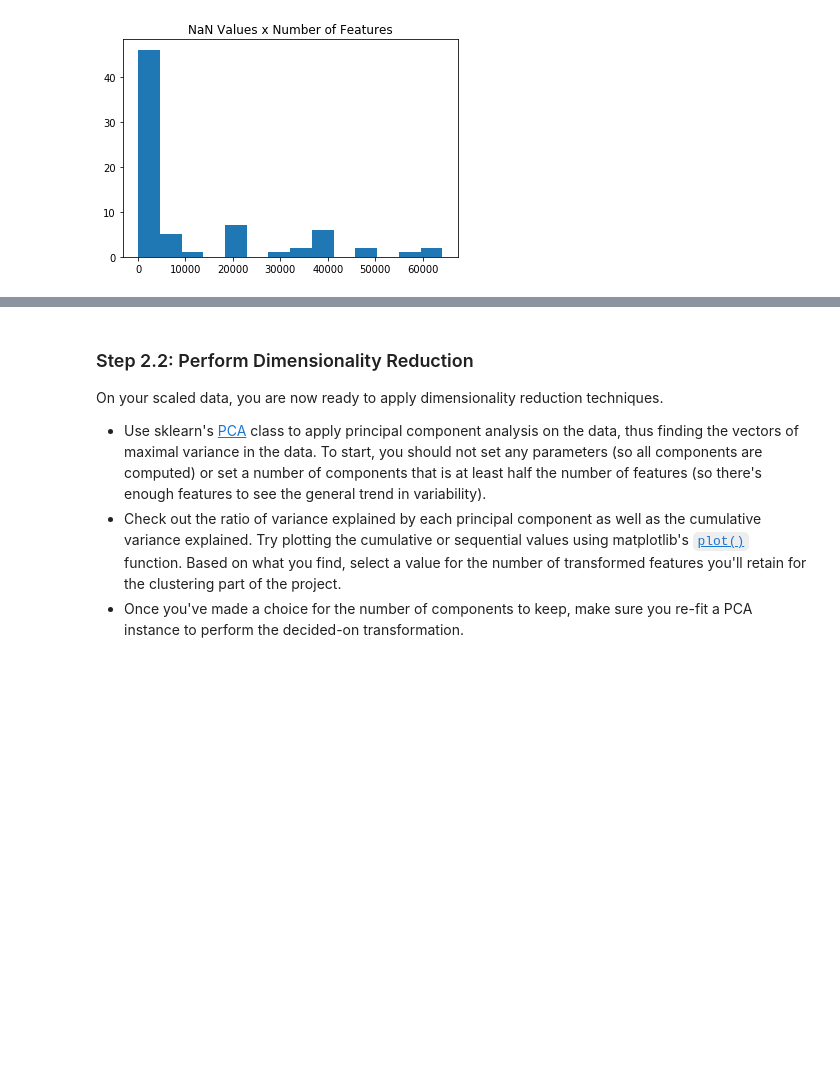
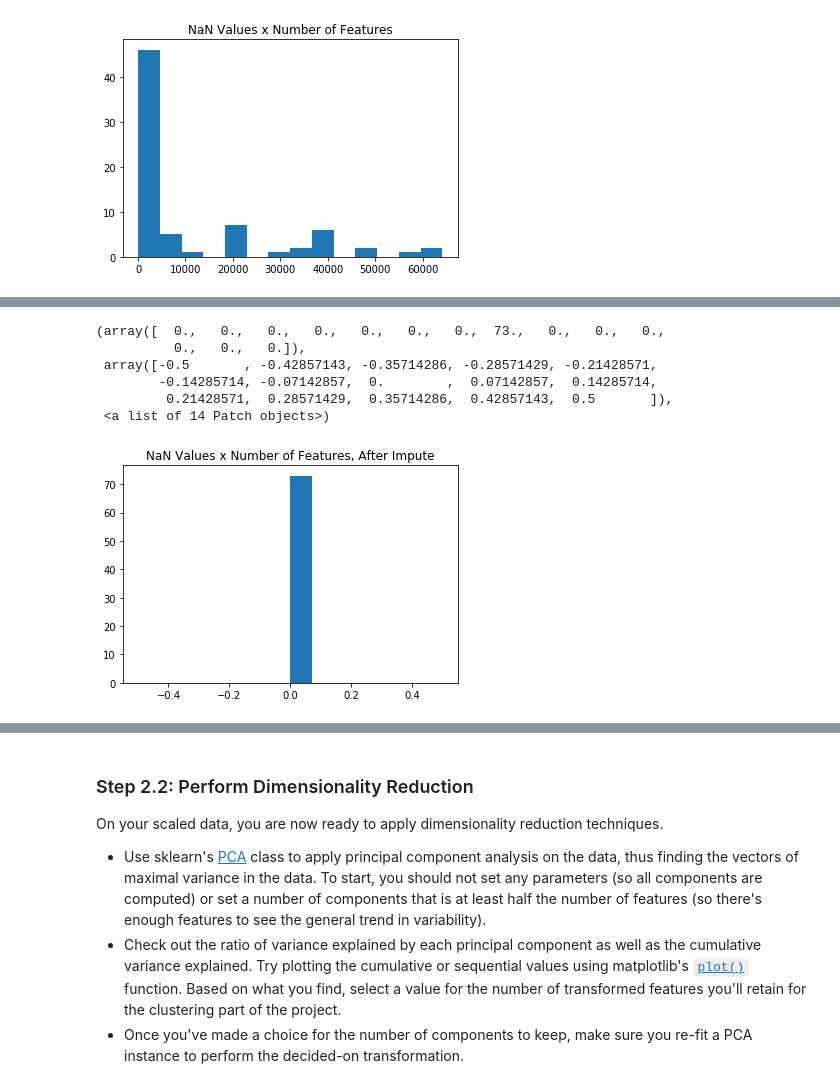
Before and after one commit to noreenwu/customer-segments, a Jupyter notebook: Identify_Customer_Segments.ipynb, the cells around one changed output, grey strips where cells are left out. Drawn from its saved outputs; the diff is of its cells as text; code cells hidden in the pictures; blank space fills up the shorter version.

Commit message:
fix imputer/start PCA

```diff
--- a/Identify_Customer_Segments.ipynb
+++ b/Identify_Customer_Segments.ipynb
@@ -1394,4 +1400,5 @@ fill_missing = Imputer(missing_values=np.nan, strategy='most_frequent', axis=0)
 # %%
-df_cleaned_impute = pd.DataFrame(fill_missing.fit_transform(df))
+df_impute = pd.DataFrame(fill_missing.fit_transform(df))
 # %%
-df_cleaned_impute.columns = df.columns
+df_impute.columns = df.columns
+df_impute.index = df.index
@@ -1427,3 +1425,20 @@ df
+# %%
+## now check for nans again (after impute)
+nan_vals = len(df_impute) - df_impute.count()
+# %%
+nan_vals_sorted = nan_vals.sort_values(ascending=False)
+vals = nan_vals_sorted.values
+# %%
+plt.title("NaN Values x Number of Features, After Impute")
+plt.hist(vals, bins = 14)
+# %% [output]
+(array([  0.,   0.,   0.,   0.,   0.,   0.,   0.,  73.,   0.,   0.,   0.,
+          0.,   0.,   0.]),
+ array([-0.5       , -0.42857143, -0.35714286, -0.28571429, -0.21428571,
+        -0.14285714, -0.07142857,  0.        ,  0.07142857,  0.14285714,
+         0.21428571,  0.28571429,  0.35714286,  0.42857143,  0.5       ]),
+ <a list of 14 Patch objects>)
+[figure, added]
 # %%
 # If you've not yet cleaned the dataset of all NaN values, then investigate and
 # do that now.
```
Also changed, not shown: parts of 23 cells of this notebook, 1 other file.
